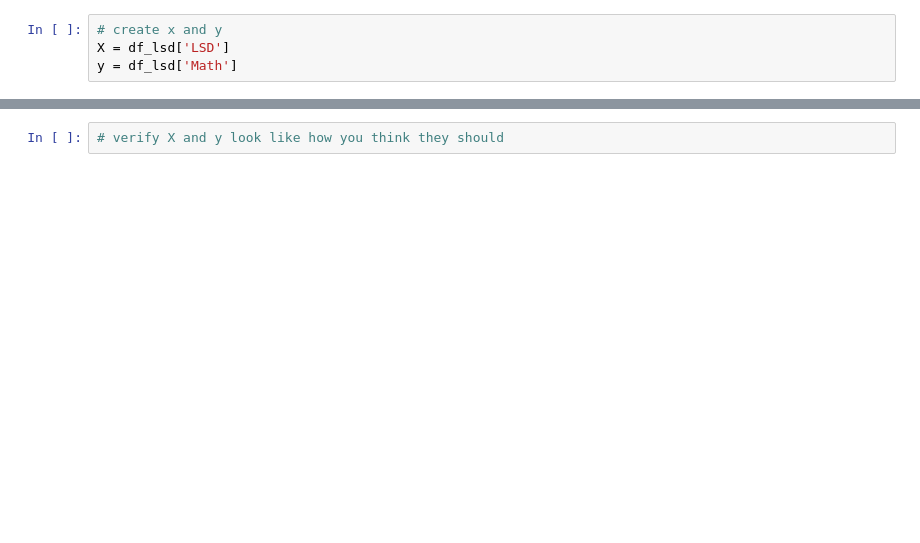
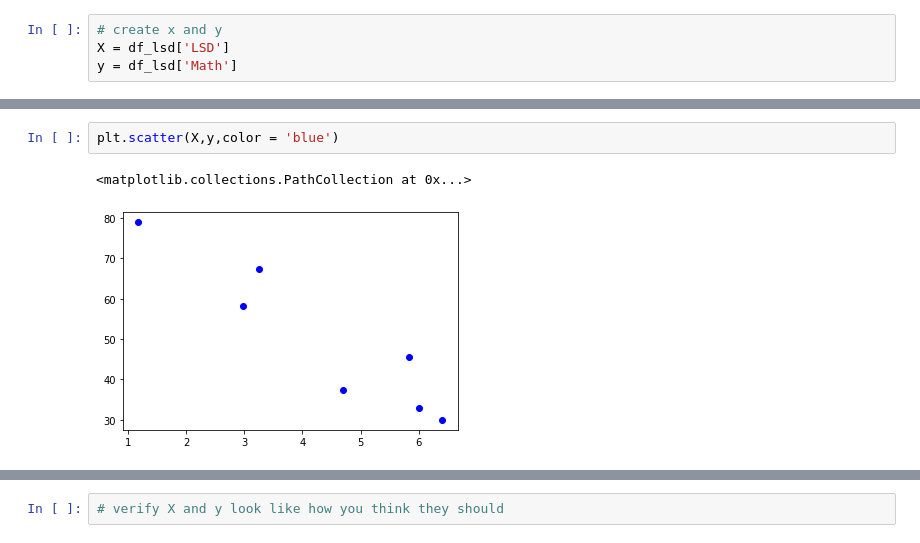
Before and after one commit to ersingt/coursework, a Jupyter notebook: 03-Week/01-SLR/SLR-starter.ipynb, the cells around one changed output, grey strips where cells are left out. Saved outputs shown, nothing was run; the diff lists cells and outputs as text; blank space fills up the shorter version.

```diff
--- a/03-Week/01-SLR/SLR-starter.ipynb
+++ b/03-Week/01-SLR/SLR-starter.ipynb
@@ -47,2 +94,7 @@ y = df_lsd['Math']
+# %%
+plt.scatter(X,y,color = 'blue')
+# %% [output]
+<matplotlib.collections.PathCollection at 0x...>
+[figure, added]
 # %%
 # Add mean of `y` to your plot as a horizontal line
```
Also changed, not shown: parts of 37 cells of this notebook, 1 other file.
